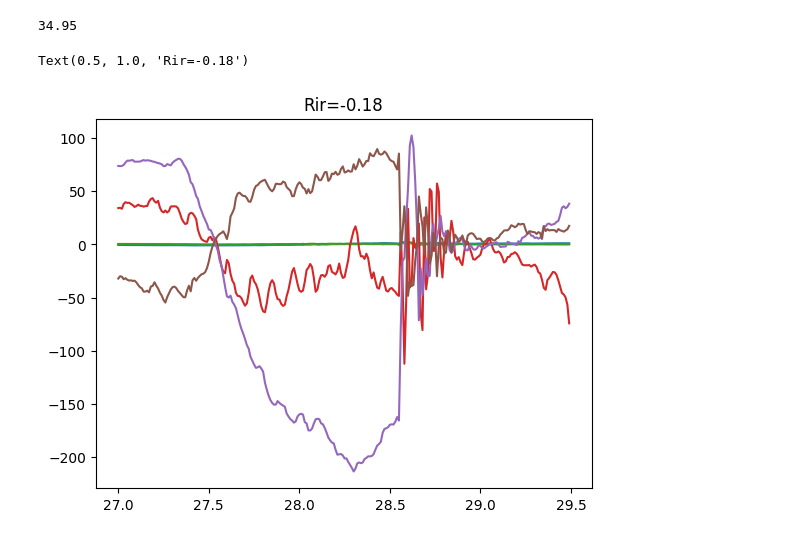
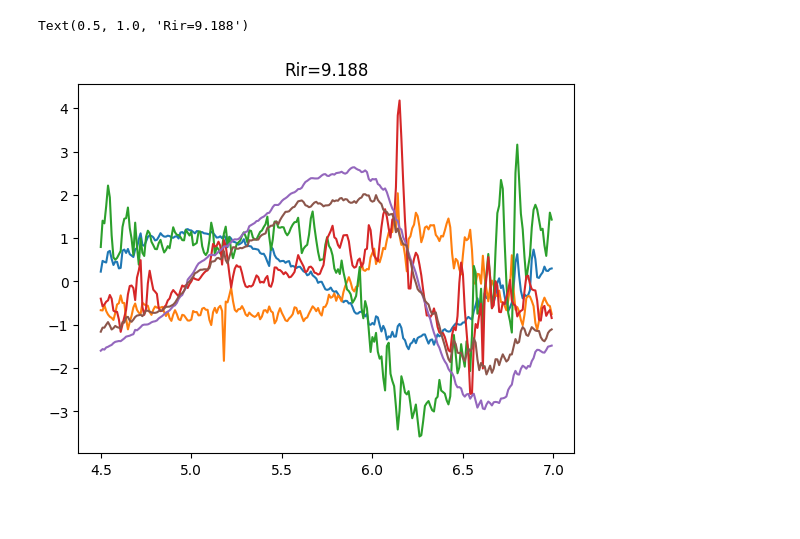
Before and after one commit to Musa-Azeem/AI-hypertrophy-coach, a Jupyter notebook: pipeline.ipynb, the cells around one changed output. Drawn from its saved outputs; the diff is of its cells as text; code cells hidden in the pictures.

```diff
--- a/pipeline.ipynb
+++ b/pipeline.ipynb
@@ -49,5 +18,7 @@ df[df.time.between(4,5)]
 # %%
-d = dirs[2]
+d = dirs[1]
+
+print(d.name)
 df = pd.read_csv(d / 'data.csv')
 df['emg_env']
 info = json.load(open(d / 'info.json'))
@@ -64,7 +35,8 @@ for i, (start, end) in enumerate(zip(info['end_rep_markers'][:-1], info['end_rep
 df = df[df['rir'] != -1]
 
 i=0
-df = df.iloc[i*500:]
+df = df.iloc[int(i*100):]
+print(df.shape)
 
 fig, axes = plt.subplots(3, 1, figsize=(10, 7), sharex=True)
 
@@ -108,18 +80,37 @@ def label_rir(df, info):
     for i, (start, end) in enumerate(zip(info['end_rep_markers'][:-1], info['end_rep_markers'][1:])):
         df.loc[df['time'].between(start, end), 'rir'] = total_reps - i - 2
     df = df[df['rir'] != -1]
+# %%
+data_dirs = [
+    '/Users/musa/Desktop/raspberrypi-recordings/recordings-3-07-25',
+    '/Users/musa/Desktop/raspberrypi-recordings/recordings-3-11-25',
+    '/Users/musa/Desktop/raspberrypi-recordings/recordings-3-15-25',
+]
 # %%
-not_labelled = [0, 3]
+not_labelled_each = [[0],[],[]]
 dfs =[]
-for d in [dirs[i] for i in range(len(dirs)) if i not in not_labelled]:
-    df = pd.read_csv(d / 'data.csv')
-    info = json.load(open(d / 'info.json'))
-    label_rir(df, info)
-    dfs.append(df)
+outdir = Path('data/')
+outdir.mkdir(exist_ok=True, parents=True)
+session_id = 0
+for data_dir, not_labelled in zip(data_dirs, not_labelled_each):
+    dirs = [d for d in Path(data_dir).iterdir() if d.is_dir()]
+    for d in [dirs[i] for i in range(len(dirs)) if i not in not_labelled]:
+        name = d.name.split('-')[0]
+        df = pd.read_csv(d / 'data.csv')
+        info = json.load(open(d / 'info.json'))
+        label_rir(df, info)
+        df['id'] = name
+        df['session_id'] = session_id
+        df = df[df['rir'] != -1]    # cut off after last rep
+        dfs.append(df)
+        session_id += 1
 df = pd.concat(dfs)
+df.to_csv(outdir / 'data.csv', index=False)
 # %%
 X = df[['acc_x', 'acc_y', 'acc_z', 'gyr_x', 'gyr_y', 'gyr_z']].values
 y = df['rir'].values
+# %%
+X = (X - X.mean(axis=0)) / X.std(axis=0)
 # %%
 hz = 100
 X_windowed = []
@@ -139,17 +130,13 @@ print(X_windowed.shape, y_windowed.shape)
-# %%
-len(dfs[0]) / hz
-# %% [output]
-34.95
 # %%
-i = 54
+i = 9
 plt.plot(X_windowed[i])
 t = window_size / 5
 tt = window_t / 5
 plt.xticks(np.arange(0, window_size+1, t), np.arange(i*stride_t, i*stride_t + window_t + tt, tt));
 plt.title(f'Rir={y_windowed[i]}')
 # %% [output]
-Text(0.5, 1.0, 'Rir=-0.18')
+Text(0.5, 1.0, 'Rir=9.188')
-[figure, old version]
+[figure, new version]
 # %%
 from sklearn.ensemble import RandomForestRegressor
 from sklearn.model_selection import train_test_split
```
Also changed, not shown: parts of 10 cells of this notebook, 3 other files.
